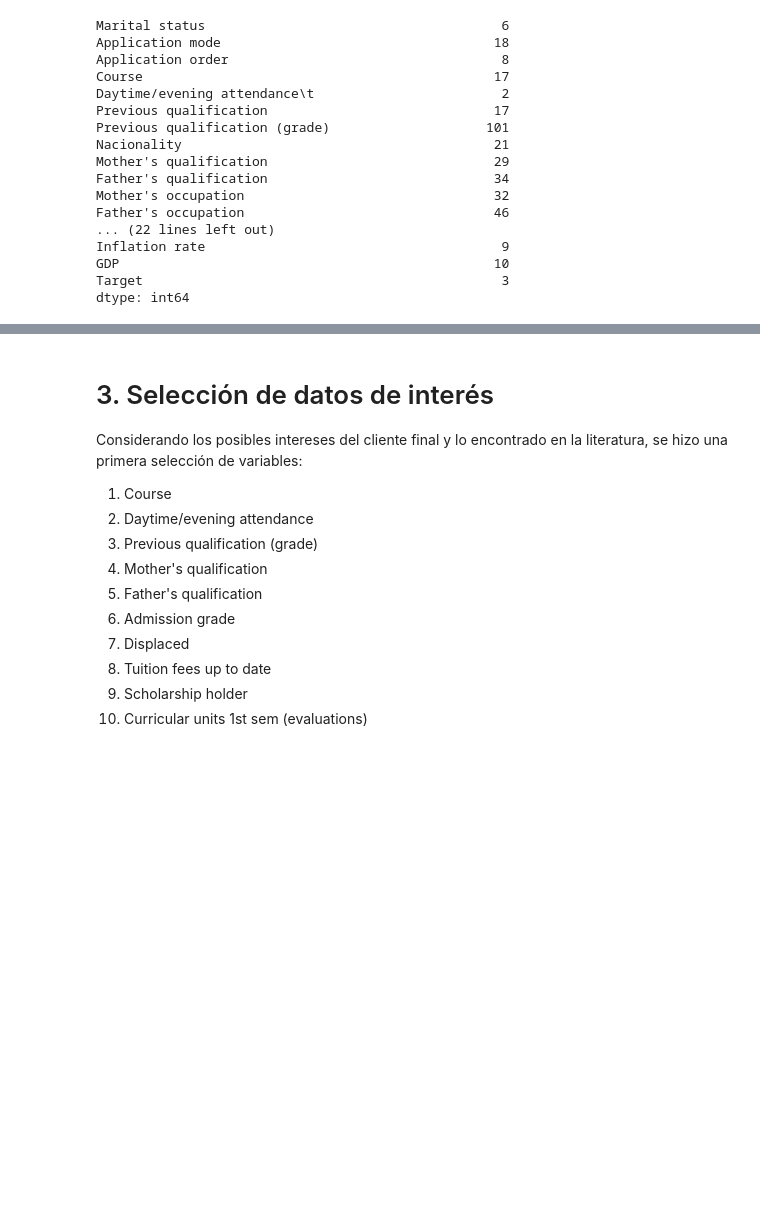
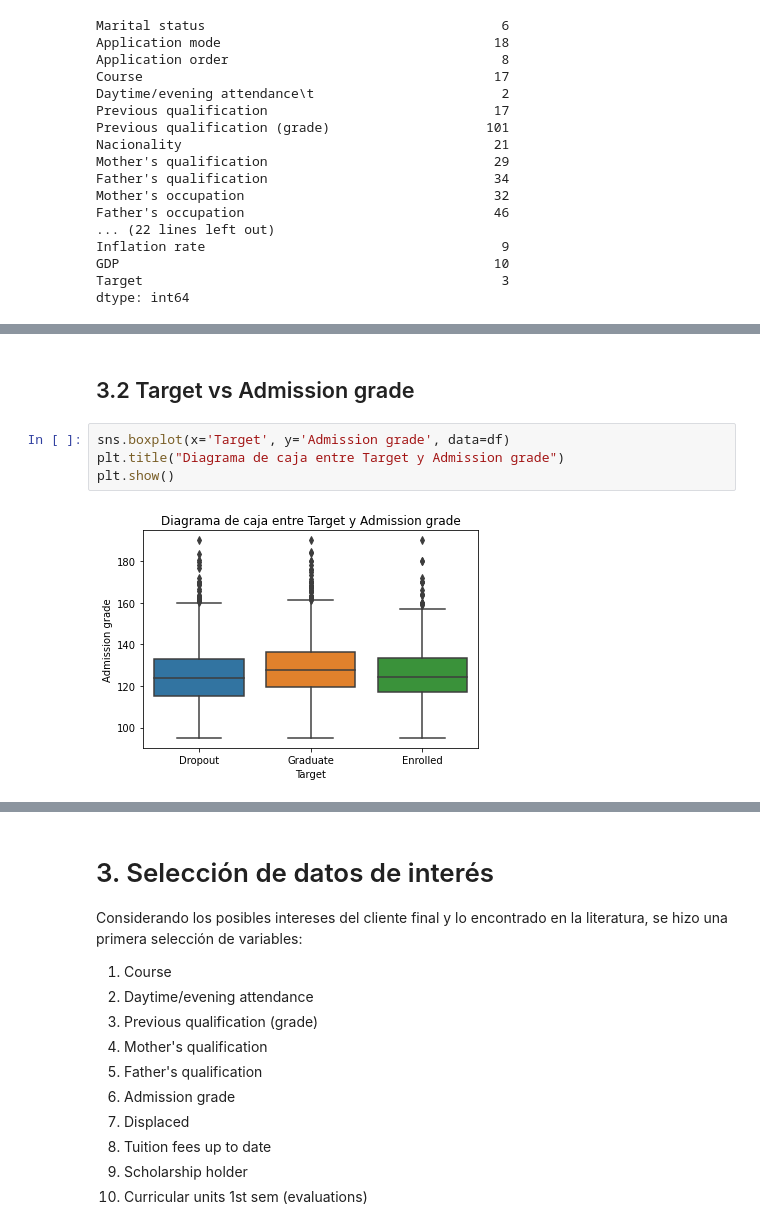
Before and after one commit to JeisonCamiloO/Proyecto-EDA, a Jupyter notebook: Exploracion Datos Proyecto.ipynb, the cells around one changed output, grey strips where cells are left out. Drawn from its saved outputs; the diff is of its cells as text; blank space fills up the shorter version.

```diff
--- a/Exploracion Datos Proyecto.ipynb
+++ b/Exploracion Datos Proyecto.ipynb
@@ -95,0 +107,8 @@ dtype: int64
+# %% [markdown]
+## 3.2 Target vs Admission grade
+# %%
+sns.boxplot(x='Target', y='Admission grade', data=df)
+plt.title("Diagrama de caja entre Target y Admission grade")
+plt.show()
+# %% [output]
+[figure, added]
```
Also changed, not shown: parts of 15 cells of this notebook.
